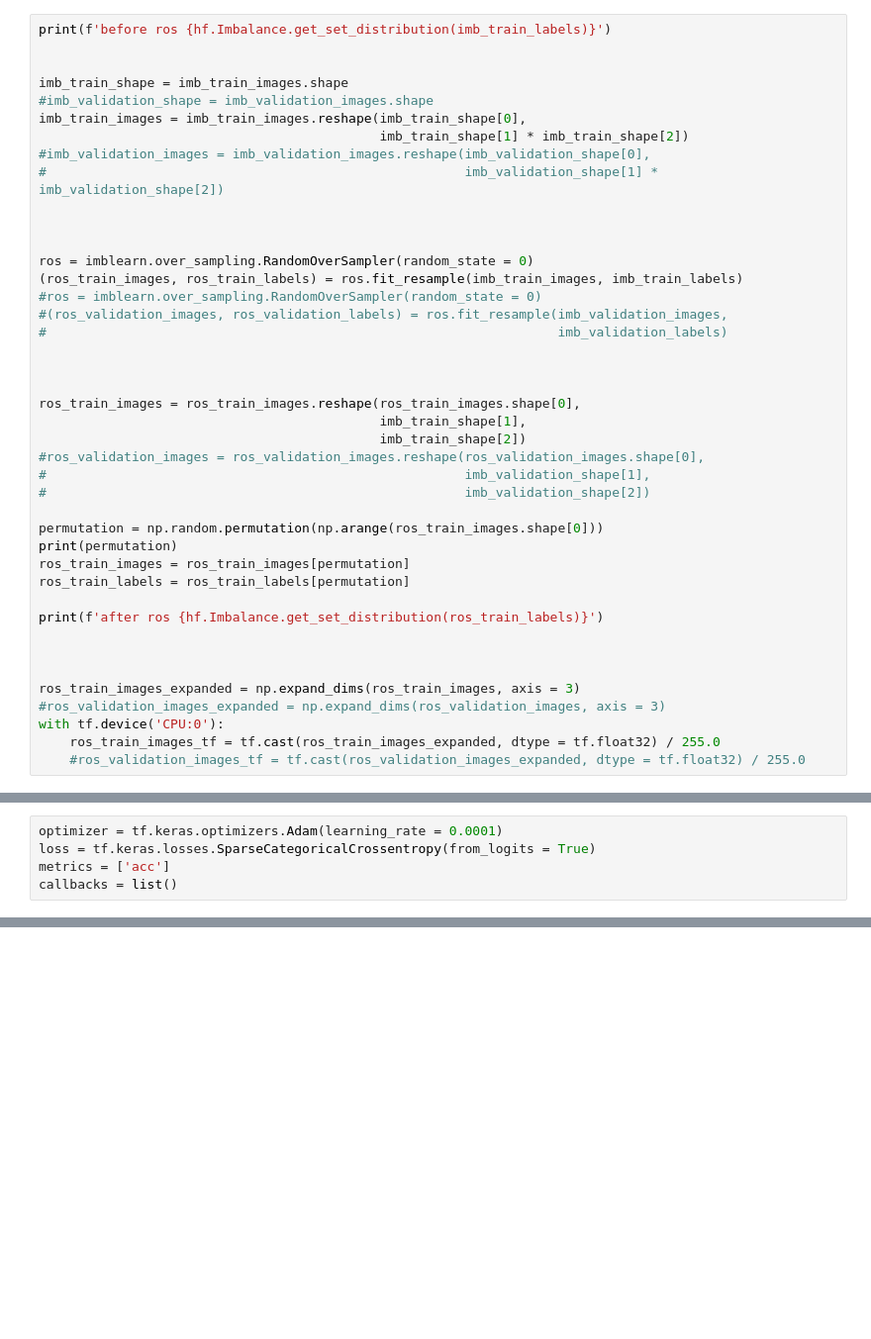
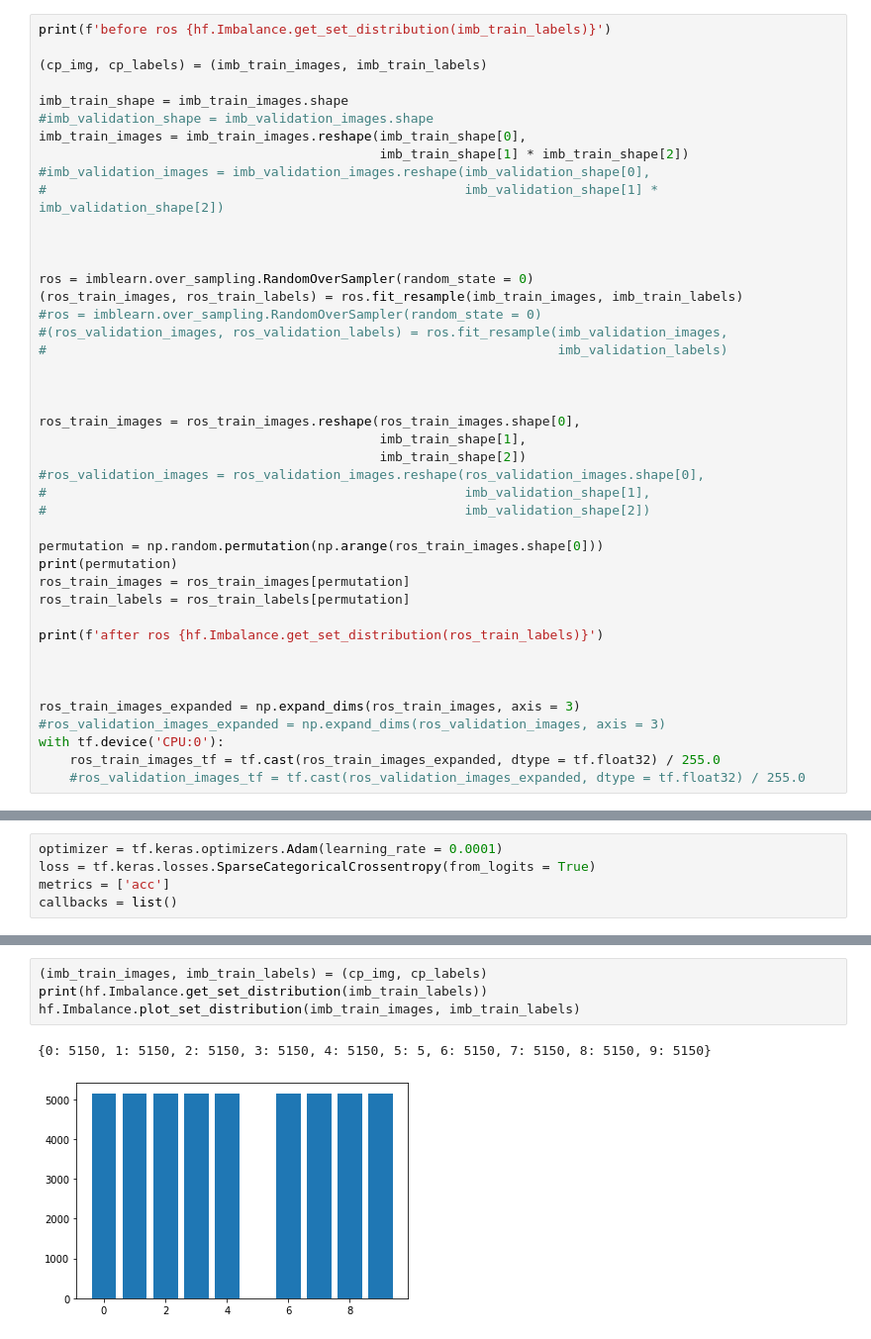
Before and after one commit to wojciechowskiofficial/adversarial_learning, a Jupyter notebook: exp_single_class_step_imbalance.ipynb, the cells around one changed output, grey strips where cells are left out. Shown at 99% size. Saved outputs shown, nothing was run; the diff lists cells and outputs as text; blank space fills up the shorter version.

```diff
--- a/exp_single_class_step_imbalance.ipynb
+++ b/exp_single_class_step_imbalance.ipynb
@@ -192,6 +193,7 @@ fscore: 0.9200872116331776
 # %%
 print(f'before ros {hf.Imbalance.get_set_distribution(imb_train_labels)}')
 
+(cp_img, cp_labels) = (imb_train_images, imb_train_labels)
 
 imb_train_shape = imb_train_images.shape
 #imb_validation_shape = imb_validation_images.shape
@@ -311,0 +305,7 @@ fscore: 0.9489245494775614
+# %%
+(imb_train_images, imb_train_labels) = (cp_img, cp_labels)
+print(hf.Imbalance.get_set_distribution(imb_train_labels))
+hf.Imbalance.plot_set_distribution(imb_train_images, imb_train_labels)
+# %% [output]
+{0: 5150, 1: 5150, 2: 5150, 3: 5150, 4: 5150, 5: 5, 6: 5150, 7: 5150, 8: 5150, 9: 5150}
+[figure, added]
```
Also changed, not shown: parts of 30 cells of this notebook, 1 other file.
